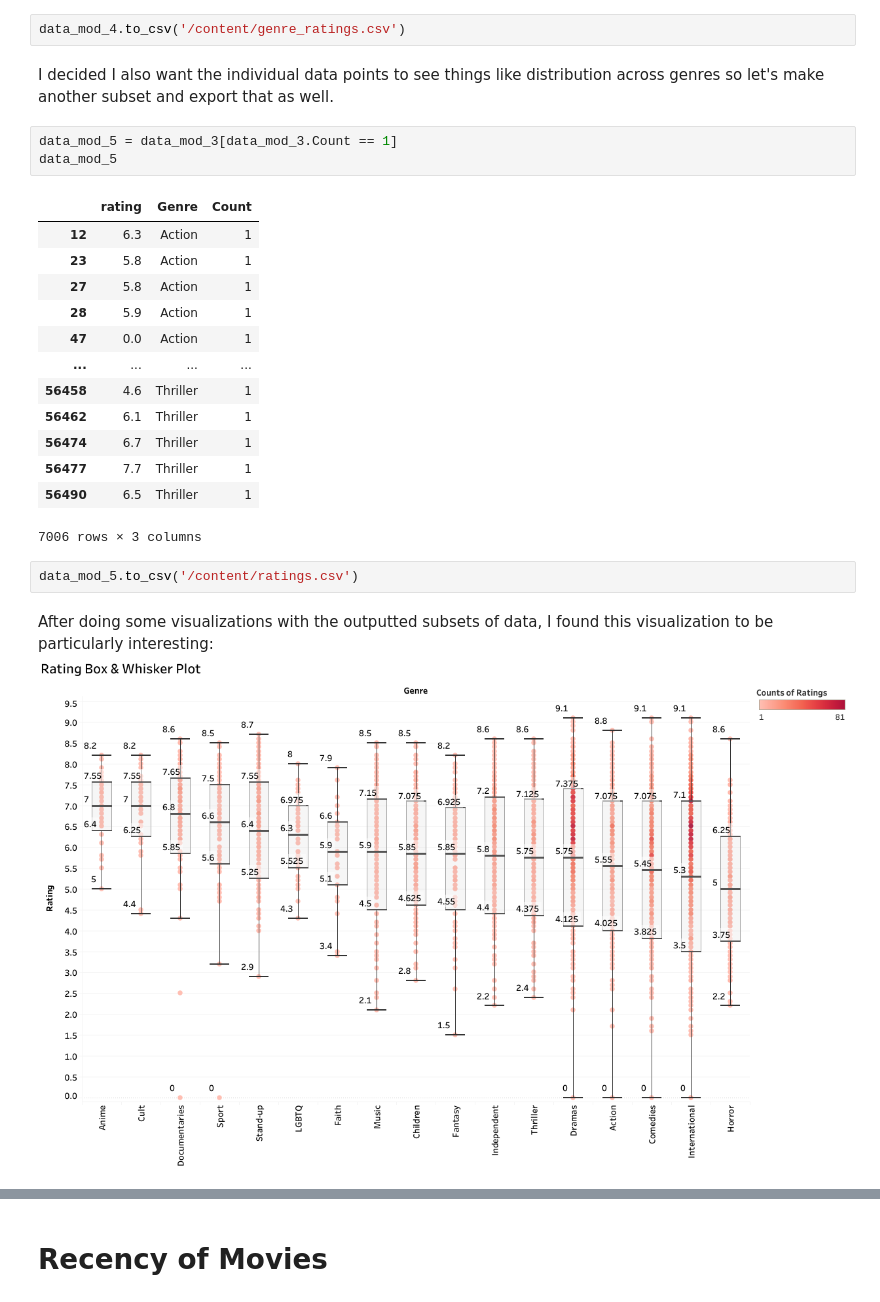
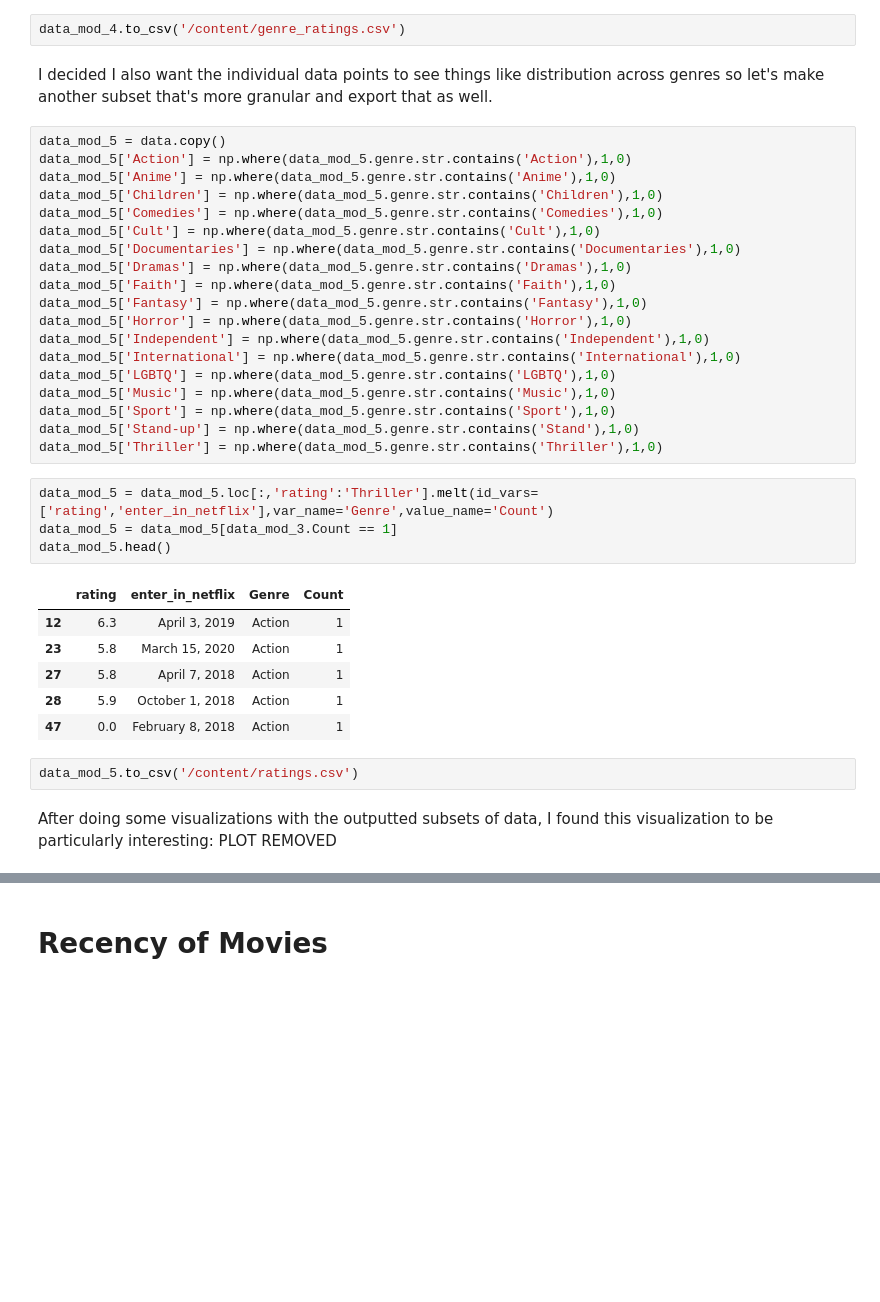
Before and after one commit to Kristian-Abad/Netflix-Movies-Project, a Jupyter notebook: Netflix_Movies.ipynb, the cells around one changed output, grey strips where cells are left out. Saved outputs shown, nothing was run; the diff lists cells and outputs as text; blank space fills up the shorter version.

Commit message:
removed Ratings and Recency plots and analysis for further evaluation

```diff
--- a/Netflix_Movies.ipynb
+++ b/Netflix_Movies.ipynb
@@ -460,26 +460,38 @@ I'll export this for later Tableau use.
 # %%
 data_mod_4.to_csv('/content/genre_ratings.csv')
 # %% [markdown]
-I decided I also want the individual data points to see things like distribution across genres so let's make another subset and export that as well.
+I decided I also want the individual data points to see things like distribution across genres so let's make another subset that's more granular and export that as well.
-# %%
-data_mod_5 = data_mod_3[data_mod_3.Count == 1]
-data_mod_5
-# %% [output]
-|  | rating | Genre | Count |
-| 12 | 6.3 | Action | 1 |
-| 23 | 5.8 | Action | 1 |
-| 27 | 5.8 | Action | 1 |
-| 28 | 5.9 | Action | 1 |
-| 47 | 0.0 | Action | 1 |
-| ... | ... | ... | ... |
-| 56458 | 4.6 | Thriller | 1 |
-| 56462 | 6.1 | Thriller | 1 |
-| 56474 | 6.7 | Thriller | 1 |
-| 56477 | 7.7 | Thriller | 1 |
-| 56490 | 6.5 | Thriller | 1 |
-7006 rows × 3 columns
+# %%
+data_mod_5 = data.copy()
+data_mod_5['Action'] = np.where(data_mod_5.genre.str.contains('Action'),1,0)
+data_mod_5['Anime'] = np.where(data_mod_5.genre.str.contains('Anime'),1,0)
+data_mod_5['Children'] = np.where(data_mod_5.genre.str.contains('Children'),1,0)
+data_mod_5['Comedies'] = np.where(data_mod_5.genre.str.contains('Comedies'),1,0)
+data_mod_5['Cult'] = np.where(data_mod_5.genre.str.contains('Cult'),1,0)
+data_mod_5['Documentaries'] = np.where(data_mod_5.genre.str.contains('Documentaries'),1,0)
+data_mod_5['Dramas'] = np.where(data_mod_5.genre.str.contains('Dramas'),1,0)
+data_mod_5['Faith'] = np.where(data_mod_5.genre.str.contains('Faith'),1,0)
+data_mod_5['Fantasy'] = np.where(data_mod_5.genre.str.contains('Fantasy'),1,0)
+data_mod_5['Horror'] = np.where(data_mod_5.genre.str.contains('Horror'),1,0)
+data_mod_5['Independent'] = np.where(data_mod_5.genre.str.contains('Independent'),1,0)
+data_mod_5['International'] = np.where(data_mod_5.genre.str.contains('International'),1,0)
+data_mod_5['LGBTQ'] = np.where(data_mod_5.genre.str.contains('LGBTQ'),1,0)
+data_mod_5['Music'] = np.where(data_mod_5.genre.str.contains('Music'),1,0)
+data_mod_5['Sport'] = np.where(data_mod_5.genre.str.contains('Sport'),1,0)
+data_mod_5['Stand-up'] = np.where(data_mod_5.genre.str.contains('Stand'),1,0)
+data_mod_5['Thriller'] = np.where(data_mod_5.genre.str.contains('Thriller'),1,0)
+# %%
+data_mod_5 = data_mod_5.loc[:,'rating':'Thriller'].melt(id_vars=['rating','enter_in_netflix'],var_name='Genre',value_name='Count')
+data_mod_5 = data_mod_5[data_mod_3.Count == 1]
+data_mod_5.head()
+# %% [output]
+|  | rating | enter_in_netflix | Genre | Count |
+| 12 | 6.3 | April 3, 2019 | Action | 1 |
+| 23 | 5.8 | March 15, 2020 | Action | 1 |
+| 27 | 5.8 | April 7, 2018 | Action | 1 |
+| 28 | 5.9 | October 1, 2018 | Action | 1 |
+| 47 | 0.0 | February 8, 2018 | Action | 1 |
 # %%
 data_mod_5.to_csv('/content/ratings.csv')
 # %% [markdown]
-After doing some visualizations with the outputted subsets of data, I found this visualization to be particularly interesting:
-![Rating Box & Whisker Plot Ver. 2.png](embedded-picture-1)
+After doing some visualizations with the outputted subsets of data, I found this visualization to be particularly interesting: PLOT REMOVED
```
Also changed, not shown: parts of 4 cells of this notebook.
